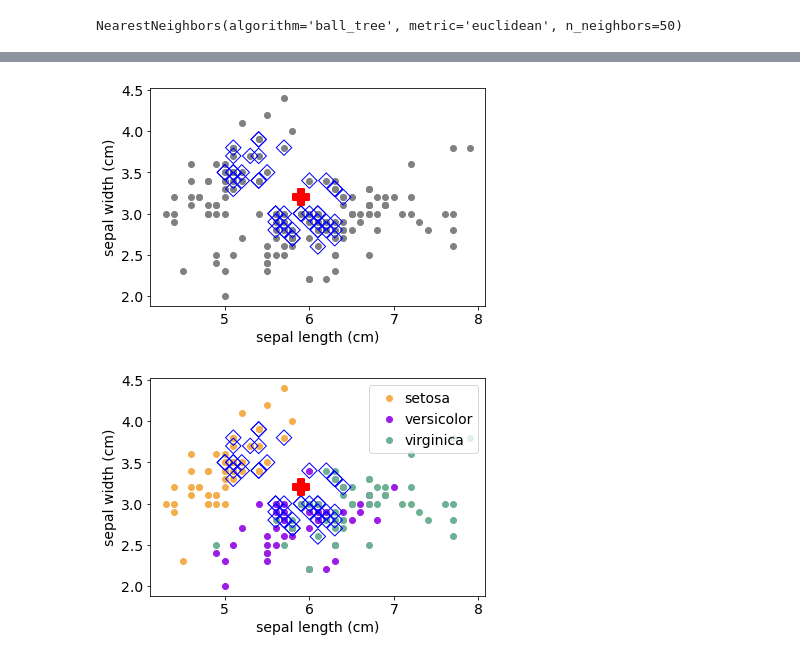
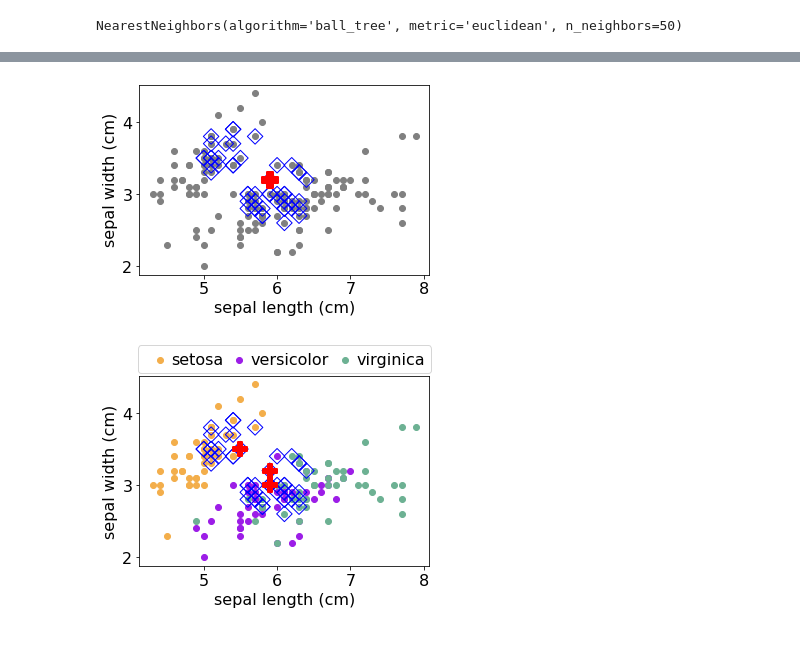
Before and after one commit to peymanrasouli/categorical_locality, a Jupyter notebook: sampling_visualization.ipynb, the cells around one changed output, grey strips where cells are left out. Cells and saved outputs as stored; diff of their text form; code cells hidden in the pictures.

```diff
--- a/sampling_visualization.ipynb
+++ b/sampling_visualization.ipynb
@@ -1,6 +1,6 @@
 # %%
 import matplotlib.pyplot as plt
-plt.rcParams.update({'font.size': 14})
+plt.rcParams.update({'font.size': 16})
 import seaborn as sns
 from sklearn.datasets import load_iris
 from sklearn.neighbors import NearestNeighbors
@@ -113,47 +119,52 @@ selected_indices = sorted_indices[:50]
 N_x = data[selected_indices, :]
 
 # highlighting x
+fig = plt.subplots(figsize =(5.2, 3.5))
 plt.scatter(X[:,0],X[:,1], c='gray')
 plt.scatter(N_x[:,0],N_x[:,1],c='', edgecolor='blue', alpha=1.0, linewidth=1, marker='D', s=120)
 plt.scatter(x[0], x[1], c='red', edgecolor='red', alpha=1.0, linewidth=2, marker='P', s=250)
 plt.xlabel(features[sel_f[0]])
 plt.ylabel(features[sel_f[1]])
-plt.savefig(str(ind)+'_multi_unlabled_data.pdf')
+plt.savefig(str(ind)+'_multi_unlabled_data.pdf', bbox_inches='tight')
 # %% [output]
-[figure, old version]
+[figure, new version]
 # %%
 # multi-centerd sampling
 x_hat = {}
 for c in [0,1,2]:
     if c == y:
         x_hat[c] = x
     else:
         distances, indices = rep_models[c].kneighbors(x.reshape(1, -1))
         x_hat[c] = X_C[c][indices[0][0]].copy()
 dist = []
 data = []
 for c in [0,1,2]:
     distances, indices = class_models[c].kneighbors(x_hat[c].reshape(1, -1))
     dist.append(distances[0])
     data.append(X_C[c][indices])
 dist = np.hstack(dist)
 data = np.hstack(data)
 data = data[0]
 
 sorted_indices = np.argsort(dist)
 selected_indices = sorted_indices[:50]
 N_x = data[selected_indices, :]
 
 # highlighting x
 # plt.scatter(X[:,0],X[:,1], c=Y)
+fig = plt.subplots(figsize =(5.2, 3.5))
 for i, t in enumerate(targets):
     index = np.where(Y==i)[0]
     plt.scatter(X[index,0],X[index,1], c=colors[i], label=t)
-plt.scatter(N_x[:,0],N_x[:,1],c='', edgecolor='blue', alpha=1.0, linewidth=1, marker='D', s=120)
-plt.scatter(x[0], x[1], c='red', edgecolor='red', alpha=1.0, linewidth=2, marker='P', s=250)
+plt.scatter(N_x[:,0],N_x[:,1],c='', edgecolor='blue', alpha=1, linewidth=1, marker='D', s=120)
+plt.scatter(x_hat[0][0], x_hat[0][1], c='red', edgecolor='red', alpha=1.0, linewidth=2, marker='P', s=220)
+plt.scatter(x_hat[1][0], x_hat[1][1], c='red', edgecolor='red', alpha=1.0, linewidth=2, marker='P', s=220)
+plt.scatter(x_hat[2][0], x_hat[2][1], c='red', edgecolor='red', alpha=1.0, linewidth=2, marker='P', s=220)
 plt.xlabel(features[sel_f[0]])
 plt.ylabel(features[sel_f[1]])
-plt.legend(loc='upper right', handletextpad=0.1)
-plt.savefig(str(ind)+'_multi_labled_data.pdf')
+# plt.legend(loc='upper right', handletextpad=0.1)
+plt.legend(loc='upper center', bbox_to_anchor=(0.5, 1.20), ncol=3, columnspacing=0, handletextpad=-0.3)
+plt.savefig(str(ind)+'_multi_labled_data.pdf',  bbox_inches='tight')
 # %% [output]
-[figure, old version]
+[figure, new version]
```
Also changed, not shown: parts of 4 cells of this notebook.
